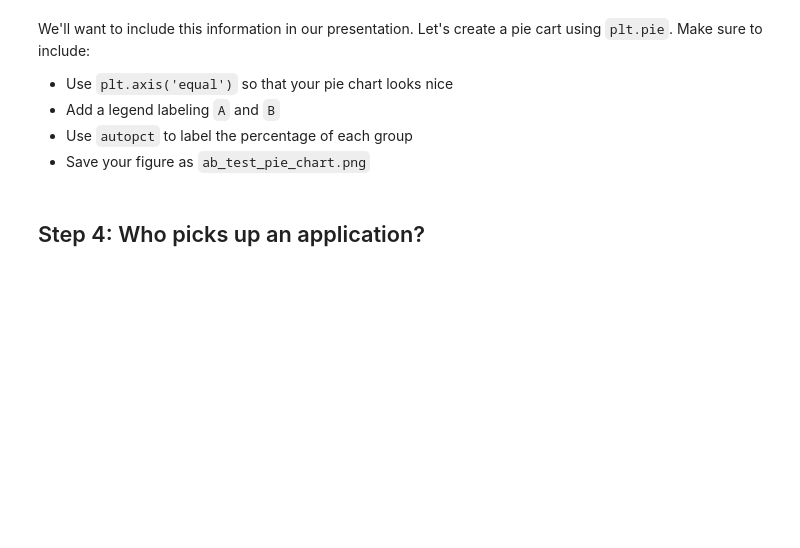
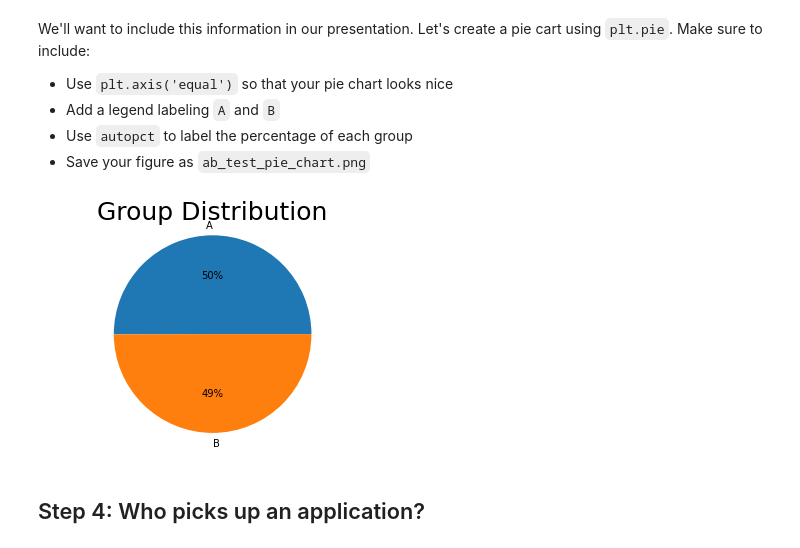
Before and after one commit to Klaynie/Learning-Python, a Jupyter notebook: Learning-Python/Codecademy/MuscleHub/musclehub.ipynb, the cells around one changed output. Cells and saved outputs as stored; diff of their text form; code cells hidden in the pictures; blank space fills up the shorter version.

```diff
--- a/Learning-Python/Codecademy/MuscleHub/musclehub.ipynb
+++ b/Learning-Python/Codecademy/MuscleHub/musclehub.ipynb
@@ -188,3 +205,6 @@ We have some data to work with! Import the following modules so that we can star
 We're going to add some columns to `df` to help us with our analysis.
 
 Start by adding a column called `ab_test_group`.  It should be `A` if `fitness_test_date` is not `None`, and `B` if `fitness_test_date` is `None`.
+# %%
+df['ab_test_group'] = df.fitness_test_date.apply(lambda x: 'A' if not pd.isna(x) else 'B')
+df
@@ -192,3 +226,7 @@ Start by adding a column called `ab_test_group`.  It should be `A` if `fitness_t
 Let's do a quick sanity check that Janet split her visitors such that about half are in A and half are in B.
 
 Start by using `groupby` to count how many users are in each `ab_test_group`.  Save the results to `ab_counts`.
+# %%
+ab_counts = df.groupby('ab_test_group').first_name.count().reset_index()
+ab_counts.columns = ['group', 'count']
+ab_counts
@@ -198,6 +240,16 @@ We'll want to include this information in our presentation.  Let's create a pie
 - Add a legend labeling `A` and `B`
 - Use `autopct` to label the percentage of each group
 - Save your figure as `ab_test_pie_chart.png`
+# %%
+plt.pie(ab_counts['count'],
+        labels=ab_counts['group'],
+        autopct='%d%%')
+plt.axis('equal')
+plt.title('Group Distribution', fontsize=25)
+plt.savefig('ab_test_pie_chart.png')
+plt.show()
+# %% [output]
+[figure, added]
 # %% [markdown]
 ## Step 4: Who picks up an application?
 # %% [markdown]
```
Also changed, not shown: parts of 13 cells of this notebook, 1 other file.
